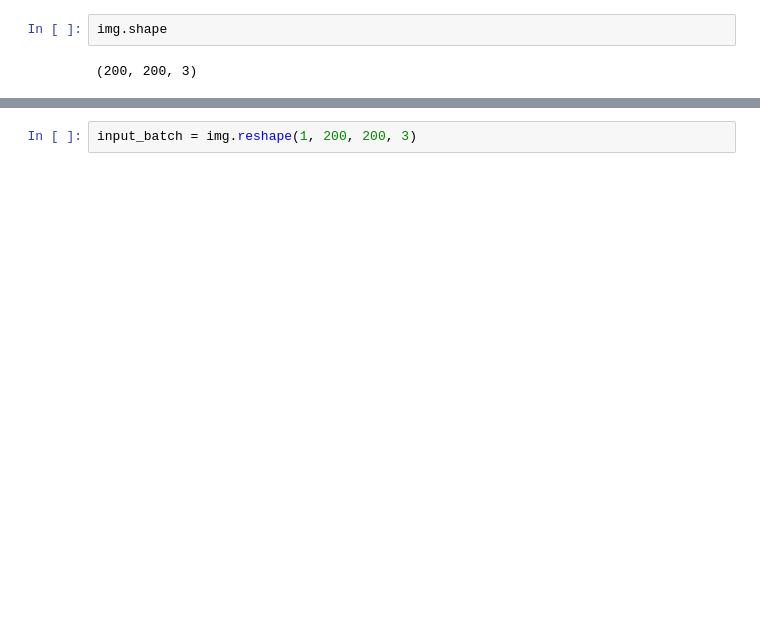
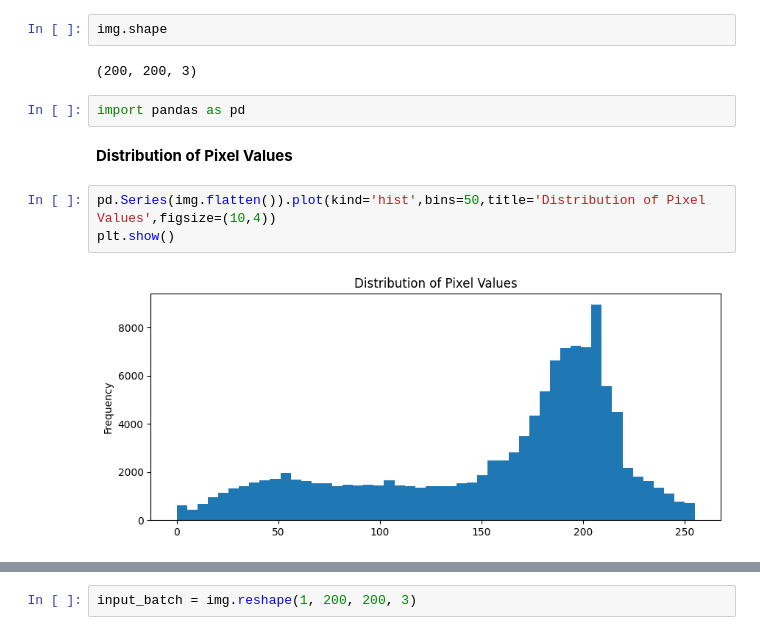
Before and after one commit to 007arjungangwar/Foundations-of-Data-Engineering-Sec1, a Jupyter notebook: Data_Augmentation_single_Image.ipynb, the cells around one changed output, grey strips where cells are left out. Cells and saved outputs as stored; diff of their text form; blank space fills up the shorter version.

```diff
--- a/Data_Augmentation_single_Image.ipynb
+++ b/Data_Augmentation_single_Image.ipynb
@@ -37,3 +57,12 @@ numpy.ndarray
 img.shape
 # %% [output]
 (200, 200, 3)
+# %%
+import pandas as pd
+# %% [markdown]
+**Distribution of Pixel Values**
+# %%
+pd.Series(img.flatten()).plot(kind='hist',bins=50,title='Distribution of Pixel Values',figsize=(10,4))
+plt.show()
+# %% [output]
+[figure, added]
```
Also changed, not shown: parts of 16 cells of this notebook.
